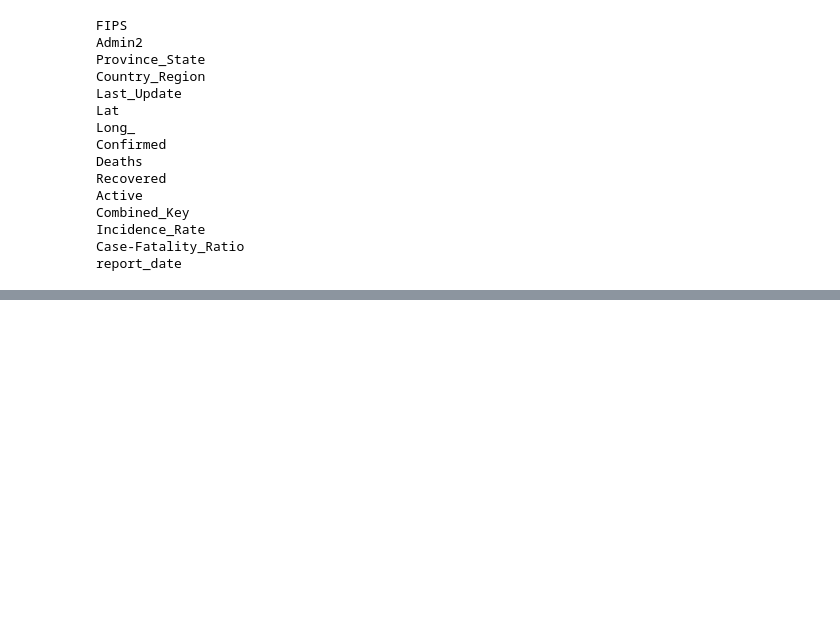
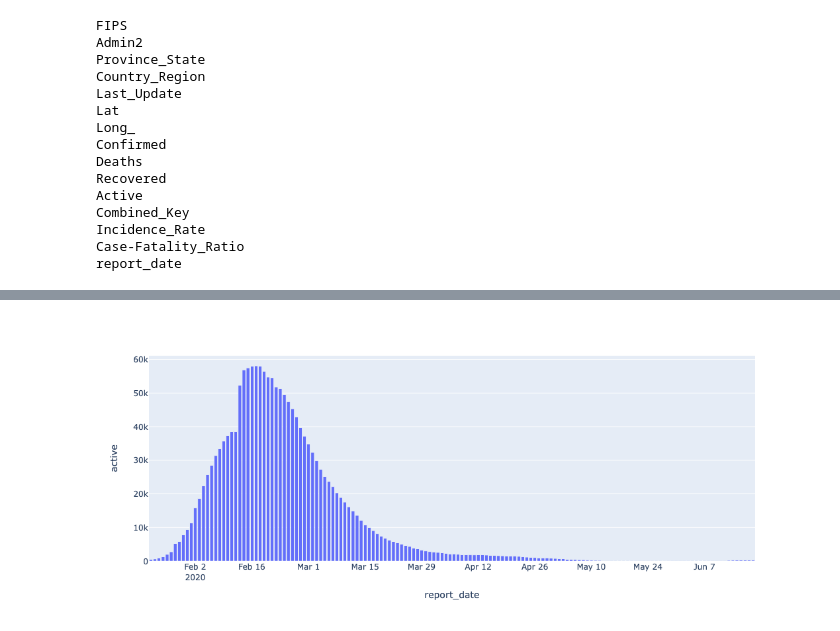
Before and after one commit to Flyvemaskine/corona, a Jupyter notebook: interactive.ipynb, the cells around one changed output, grey strips where cells are left out. Cells and saved outputs as stored; diff of their text form; code cells hidden in the pictures; blank space fills up the shorter version.

```diff
--- a/interactive.ipynb
+++ b/interactive.ipynb
@@ -10,7 +11,7 @@ import numpy as np
 # %%
 tracking_df = pd.read_csv("https://covidtracking.com/api/v1/states/daily.csv")
 # %%
-state = pd.read_csv('/Users/CharlesFederici/corona_python/admin/states.csv')
+state = pd.read_csv('/Users/CharlesFederici/corona_python/dash_app/states.csv')
 # %%
 tracking_df['date'] = pd.to_datetime(tracking_df['date'], format='%Y%m%d')
 # %%
@@ -238,13 +237,15 @@ def make_keep_col(df, province_col, country_col):
 case_reports_joined = make_keep_col(case_reports_joined, 'province_state', 'country_region')
 
 #Step 5: Create country set
-case_reports_country = case_reports_joined[case_reports_joined['keep'] == 1] \
-                            .groupby(['country_region', 'report_date']) \
+case_reports_country = case_reports_joined[(case_reports_joined['keep'] == 1) | (case_reports_joined['province_state'] == "Recovered")] \
+                            .groupby(['country_region', 'report_date'], as_index=False) \
                             .agg({'confirmed':'sum',
                                   'deaths':'sum',
                                   'recovered':'sum',
                                   'incremental_confirmed':'sum',
                                   'incremental_deaths':'sum',
                                   'incremental_recovered':'sum'})
+case_reports_country['active'] = case_reports_country['confirmed'] - case_reports_country['deaths'] - case_reports_country['recovered']
+case_reports_country['incremental_active'] = case_reports_country['incremental_confirmed'] - case_reports_country['incremental_deaths'] - case_reports_country['incremental_recovered']
 
 case_reports_states=case_reports_joined[(case_reports_joined['country_region']=='US') & (case_reports_joined['keep']==1)]
@@ -254,0 +252,6 @@ print(case_reports_states[case_reports_states['province_state'] == 'Delaware'].r
+# %%
+
+
+px.bar(case_reports_country[case_reports_country['country_region'] == "China"], x="report_date", y="active")
+# %% [output]
+[figure, added]
```
Also changed, not shown: parts of 11 cells of this notebook, 17 other files.
